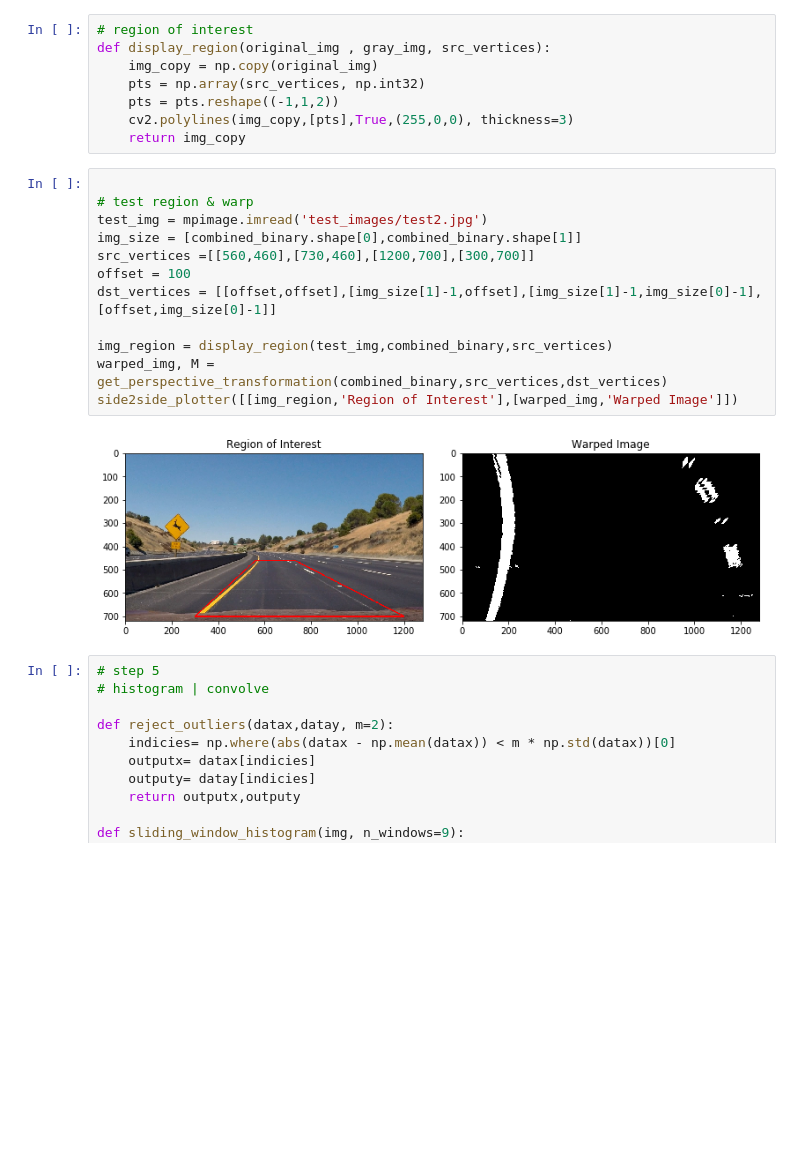
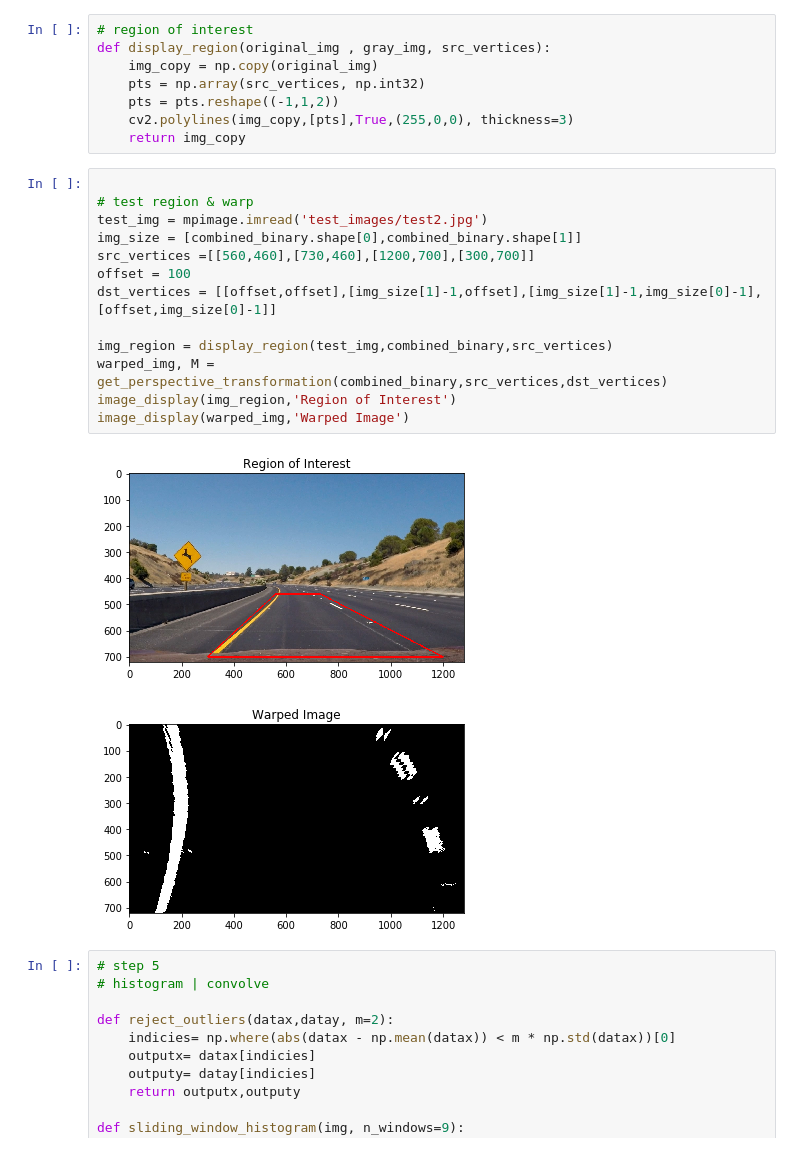
Before and after one commit to adreena/carnd-adv-lane-lines, a Jupyter notebook: project4.ipynb, the cells around one changed output. Saved outputs shown, nothing was run; the diff lists cells and outputs as text; blank space fills up the shorter version.

```diff
--- a/project4.ipynb
+++ b/project4.ipynb
@@ -197,17 +197,19 @@ def display_region(original_img , gray_img, src_vertices):
 # %%
 
 # test region & warp
 test_img = mpimage.imread('test_images/test2.jpg')
 img_size = [combined_binary.shape[0],combined_binary.shape[1]]
 src_vertices =[[560,460],[730,460],[1200,700],[300,700]]
 offset = 100
 dst_vertices = [[offset,offset],[img_size[1]-1,offset],[img_size[1]-1,img_size[0]-1],[offset,img_size[0]-1]]
 
 img_region = display_region(test_img,combined_binary,src_vertices)
 warped_img, M = get_perspective_transformation(combined_binary,src_vertices,dst_vertices)
-side2side_plotter([[img_region,'Region of Interest'],[warped_img,'Warped Image']])
+image_display(img_region,'Region of Interest')
+image_display(warped_img,'Warped Image')
 # %% [output]
-[figure, old version]
+[figure, new version]
+[figure, added]
 # %%
 # step 5
 # histogram | convolve
```
Also changed, not shown: parts of 6 cells of this notebook, 5 other files.
